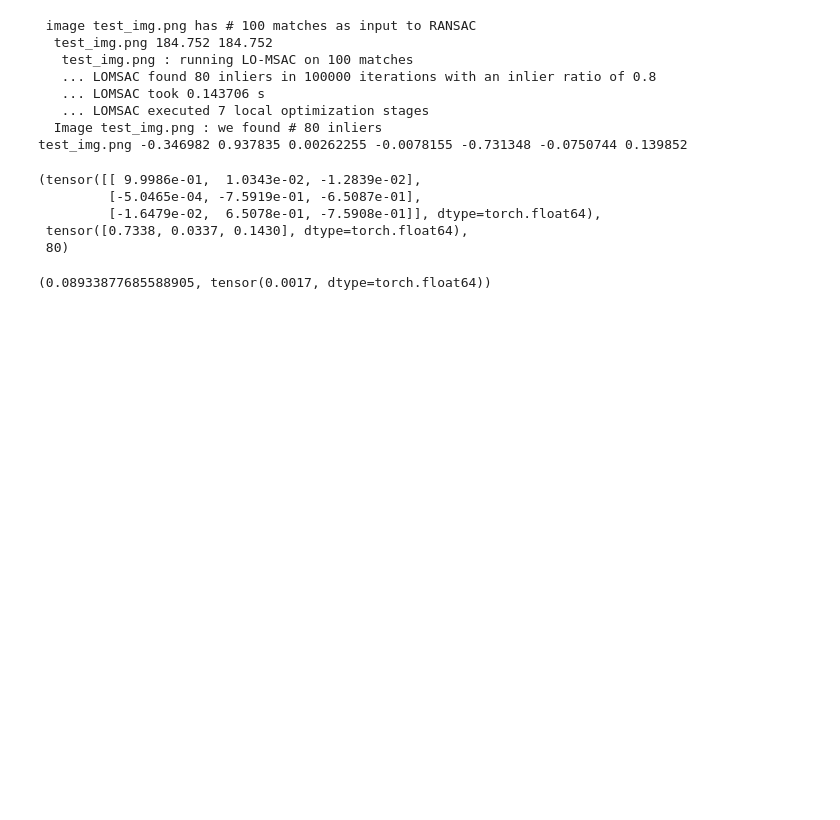
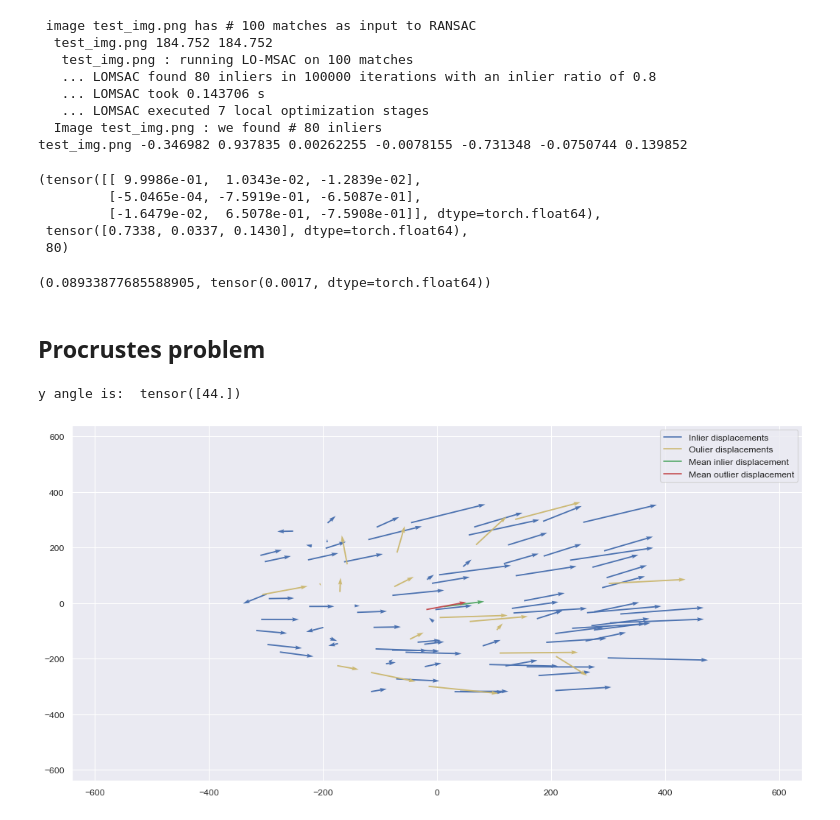
Before and after one commit to bohdanhlovatskyi/pose_estimation, a Jupyter notebook: Solver.ipynb, the cells around one changed output. Saved outputs shown, nothing was run; the diff lists cells and outputs as text; code cells hidden in the pictures; blank space fills up the shorter version.

```diff
--- a/Solver.ipynb
+++ b/Solver.ipynb
@@ -364,3 +369,12 @@ test_img.png -0.346982 0.937835 0.00262255 -0.0078155 -0.731348 -0.0750744 0.139
 validate_sol(R,  t, Rg, tg)
 # %% [output]
 (0.08933877685588905, tensor(0.0017, dtype=torch.float64))
+# %% [markdown]
+## Procrustes problem
+# %%
+gt, proj, disp, inlier_disp, y_angle, generated_from_inliers = get_displacements(100, (0, 40))
+print("y angle is: ", y_angle)
+plot_displacements(gt, proj, inlier_disp, conf)
+# %% [output]
+y angle is:  tensor([44.])
+[figure, added]
```
Also changed, not shown: parts of 11 cells of this notebook.
